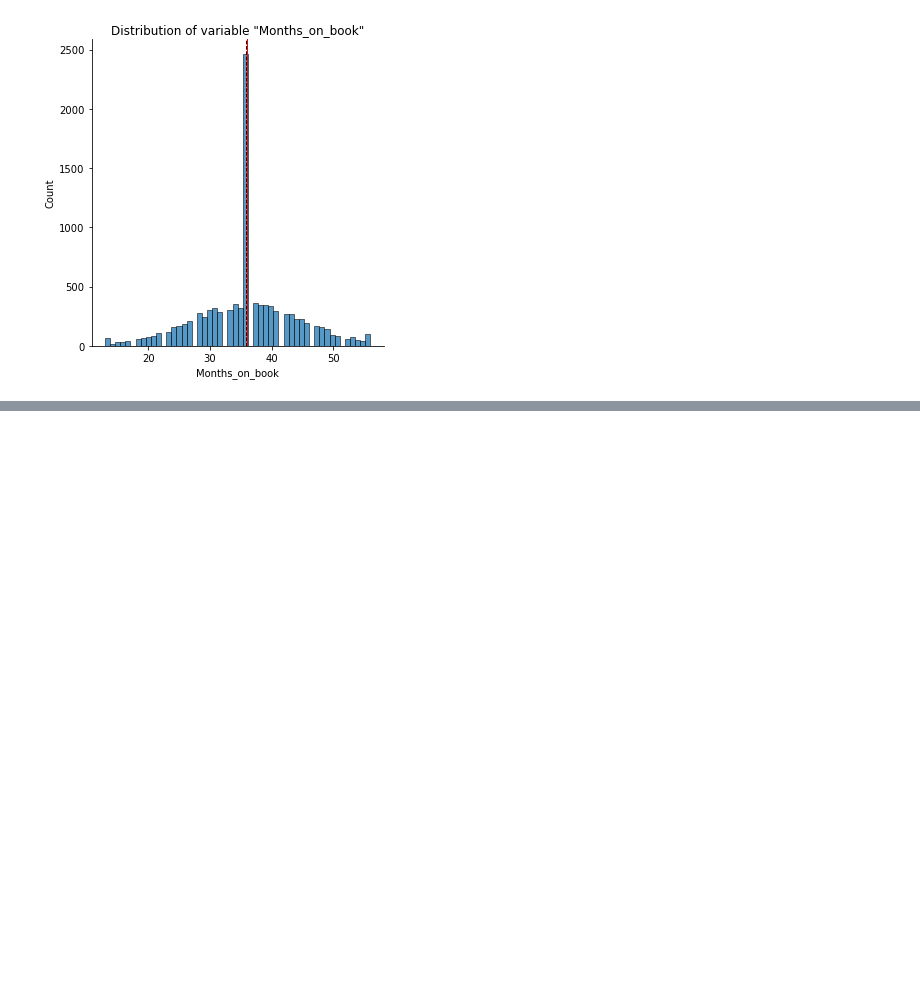
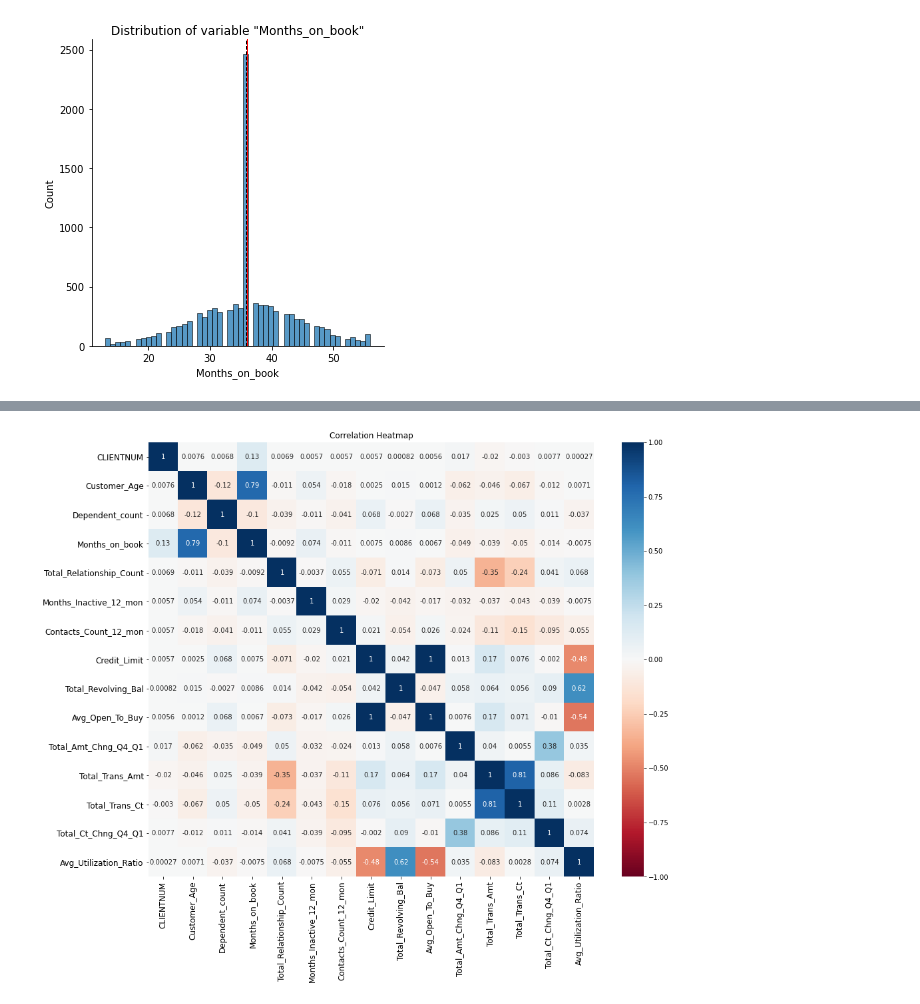
Before and after one commit to GurgenHovakimyan/customer_behavior, a Jupyter notebook: Bank_customer_churn/BankChurn.ipynb, the cells around one changed output, grey strips where cells are left out. Saved outputs shown, nothing was run; the diff lists cells and outputs as text; code cells hidden in the pictures; blank space fills up the shorter version.

```diff
--- a/Bank_customer_churn/BankChurn.ipynb
+++ b/Bank_customer_churn/BankChurn.ipynb
@@ -116 +116,15 @@ sns.pairplot(df, vars = cols, hue = 'Attrition_Flag')
 [figure]
+# %%
+plt.figure(figsize = (15, 12))
+s = sns.heatmap(df.corr(),
+               annot = True,
+               cmap = 'RdBu',
+               vmin = -1,
+               vmax = 1)
+
+s.set_yticklabels(s.get_yticklabels(), rotation = 0, fontsize = 12)
+s.set_xticklabels(s.get_xticklabels(), rotation = 90, fontsize = 12)
+plt.title('Correlation Heatmap')
+plt.show()
+# %% [output]
+[figure, added]
```
Also changed, not shown: parts of 16 cells of this notebook.
